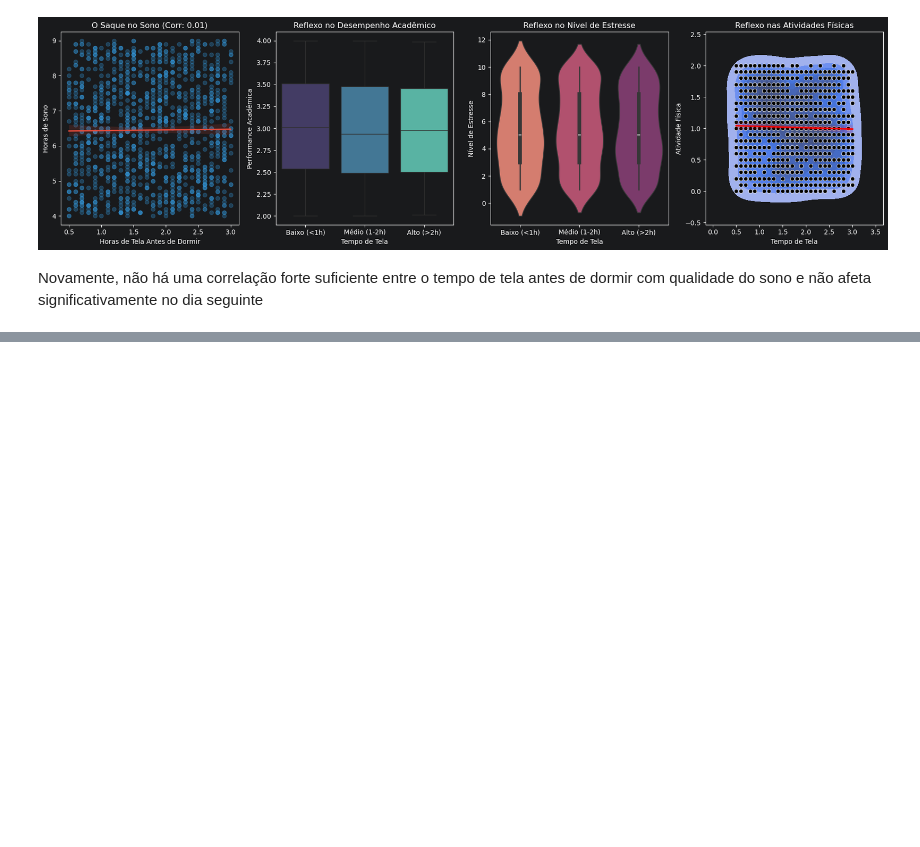
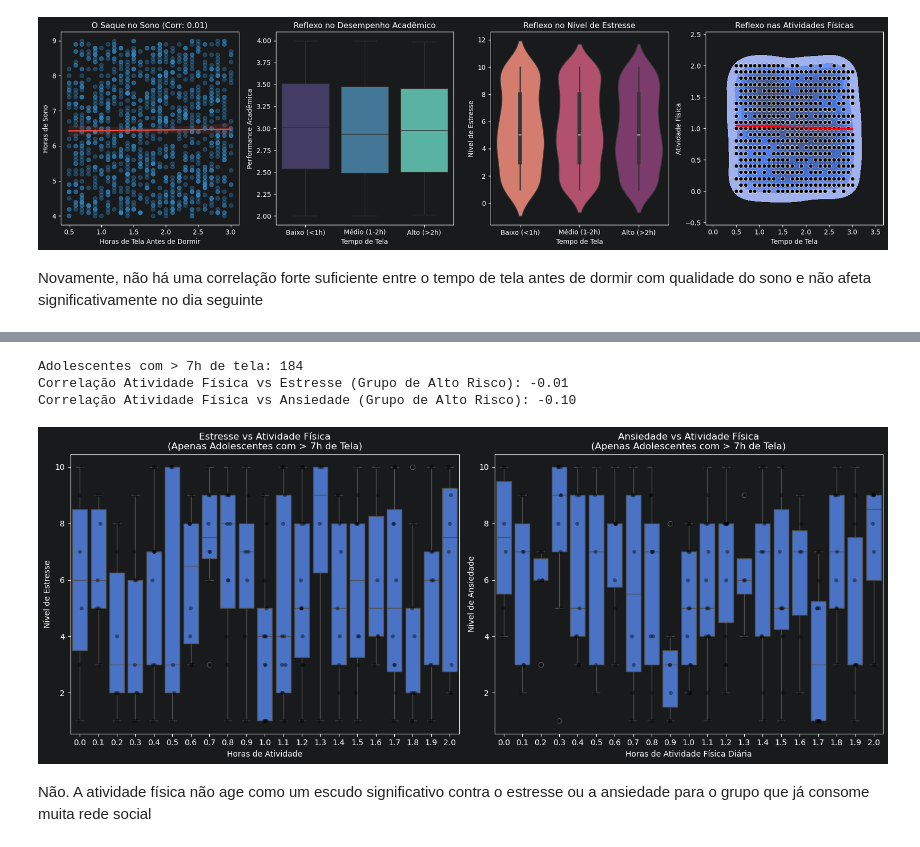
Before and after one commit to Danniells/Teenager_Menthal_Healy, a Jupyter notebook: random_forest.ipynb, the cells around one changed output, grey strips where cells are left out. Saved outputs shown, nothing was run; the diff lists cells and outputs as text; code cells hidden in the pictures; blank space fills up the shorter version.

```diff
--- a/random_forest.ipynb
+++ b/random_forest.ipynb
@@ -149,14 +156,16 @@ Correlação Tela antes de dormir vs Estresse: -0.01
 Correlação Tela antes de dormir vs Atividade Física: -0.03
 # %%
 # Categorizando o tempo de tela antes de dormir para melhor visualização (Baixo <1h, Médio 1-2h, Alto >2h)
-df['screen_time_cat'] = pd.cut(df['screen_time_before_sleep'], bins=[0, 1, 2, 5],labels=['Baixo (<1h)', 'Médio (1-2h)', 'Alto (>2h)'])
+df['screen_time_cat'] = pd.cut(df['screen_time_before_sleep'], bins=[0, 1, 2, 5],
+                               labels=['Baixo (<1h)', 'Médio (1-2h)', 'Alto (>2h)'])
 
 fig, axes = plt.subplots(1, 4, figsize=(18, 5))
 
 sns.regplot(x='screen_time_before_sleep', y='sleep_hours', data=df,
             scatter_kws={'alpha': 0.3, 'color': '#3498db'},
             line_kws={'color': '#e74c3c', 'linewidth': 2}, ax=axes[0])
-axes[0].set(title=f'O Saque no Sono (Corr: {corl_sleep:.2f})', xlabel='Horas de Tela Antes de Dormir', ylabel='Horas de Sono')
+axes[0].set(title=f'O Saque no Sono (Corr: {corl_sleep:.2f})', xlabel='Horas de Tela Antes de Dormir',
+            ylabel='Horas de Sono')
 
 sns.boxplot(x='screen_time_cat', y='academic_performance', data=df, palette='mako', ax=axes[1])
 axes[1].set(title='Reflexo no Desempenho Acadêmico', xlabel='Tempo de Tela', ylabel='Performance Acadêmica')
@@ -179,0 +206,34 @@ Novamente, não há uma correlação forte suficiente entre o tempo de tela ante
+# %%
+#Isolar o grupo de Alto uso de Redes Sociais
+daily_social_df = df[df['daily_social_media_hours'] > 7].copy()
+
+corr_stress = daily_social_df['physical_activity'].corr(daily_social_df['stress_level'])
+corr_anxiety = daily_social_df['physical_activity'].corr(daily_social_df['anxiety_level'])
+
+print(f"Adolescentes com > 7h de tela: {len(daily_social_df)}")
+print(f"Correlação Atividade Física vs Estresse (Grupo de Alto Risco): {corr_stress:.2f}")
+print(f"Correlação Atividade Física vs Ansiedade (Grupo de Alto Risco): {corr_anxiety:.2f}")
+
+fig, axes = plt.subplots(1, 2, figsize=(15, 6))
+
+#Estresse
+sns.boxplot(x='physical_activity', y='stress_level', data=daily_social_df, ax=axes[0])
+sns.stripplot(x='physical_activity', y='stress_level', data=daily_social_df, color='black', alpha=0.4, ax=axes[0])
+axes[0].set(title=f'Estresse vs Atividade Física\n(Apenas Adolescentes com > 7h de Tela)', xlabel='Horas de Atividade',
+            ylabel='Nível de Estresse')
+
+#Ansiedade
+sns.boxplot(x='physical_activity', y='anxiety_level', data=daily_social_df, ax=axes[1])
+sns.stripplot(x='physical_activity', y='anxiety_level', data=daily_social_df, color='black', alpha=0.4, ax=axes[1])
+axes[1].set(title=f'Ansiedade vs Atividade Física\n(Apenas Adolescentes com > 7h de Tela)',
+            xlabel='Horas de Atividade Física Diária', ylabel='Nível de Ansiedade')
+
+plt.tight_layout()
+plt.show()
+# %% [output]
+Adolescentes com > 7h de tela: 184
+Correlação Atividade Física vs Estresse (Grupo de Alto Risco): -0.01
+Correlação Atividade Física vs Ansiedade (Grupo de Alto Risco): -0.10
+[figure, added]
+# %% [markdown]
+Não. A atividade física não age como um escudo significativo contra o estresse ou a ansiedade para o grupo que já consome muita rede social
```
Also changed, not shown: parts of 27 cells of this notebook, 1 other file.
